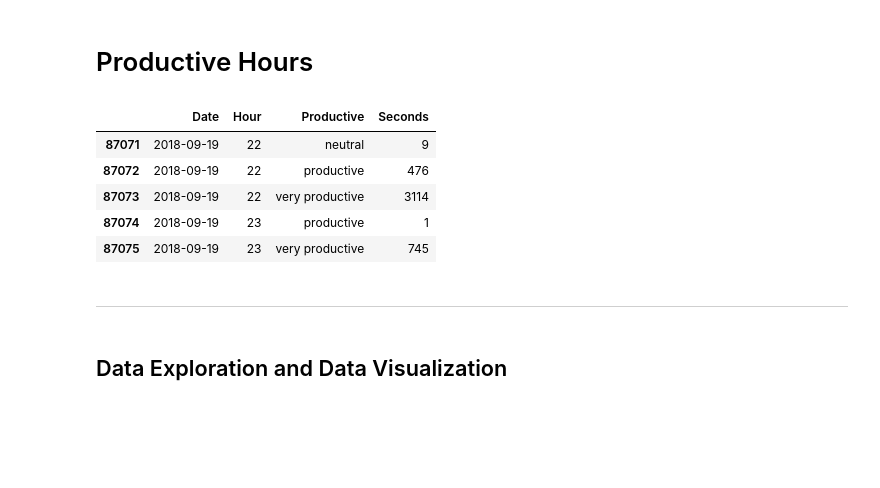
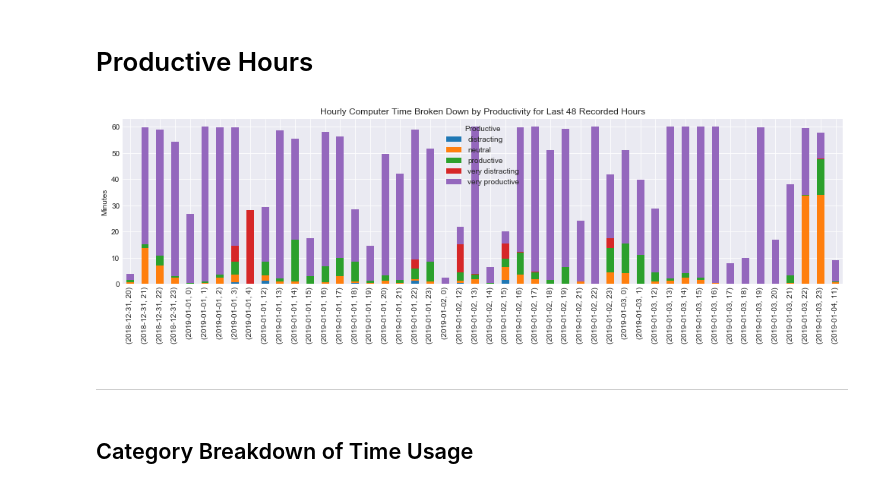
Before and after one commit to markwk/qs_ledger, a Jupyter notebook: rescuetime/rescuetime_data_analysis.ipynb, the cells around one changed output. Cells and saved outputs as stored; diff of their text form; code cells hidden in the pictures; blank space fills up the shorter version.

```diff
--- a/rescuetime/rescuetime_data_analysis.ipynb
+++ b/rescuetime/rescuetime_data_analysis.ipynb
@@ -162,13 +125,6 @@ days_productive_time.to_csv("data/days_productive_time.csv")
 # Productive Hours
 # %%
 hourly = activities.groupby(['Date', 'Hour', 'Productive'])['Seconds'].sum().reset_index(name='Seconds')
+hourly['Minutes'] = round((hourly['Seconds'] / 60), 2)
+# hourly.tail()
-# %%
-hourly.tail()
-# %% [output]
-|  | Date | Hour | Productive | Seconds |
-| 87071 | 2018-09-19 | 22 | neutral | 9 |
-| 87072 | 2018-09-19 | 22 | productive | 476 |
-| 87073 | 2018-09-19 | 22 | very productive | 3114 |
-| 87074 | 2018-09-19 | 23 | productive | 1 |
-| 87075 | 2018-09-19 | 23 | very productive | 745 |
 # %%
@@ -175,0 +133,2 @@ hourly.to_csv("data/dates_hourly_productive_time.csv")
+# %%
+hourly_breakdown = hourly.pivot_table(index=['Date', 'Hour'], columns='Productive', values='Minutes', aggfunc=np.sum)
@@ -176,4 +137,14 @@ hourly.to_csv("data/dates_hourly_productive_time.csv")
+# %%
+chart_title = 'Hourly Computer Time Broken Down by Productivity for Last 48 Recorded Hours'
+plt.style.use('seaborn-darkgrid')
+ax = hourly_breakdown.tail(48).plot.bar(stacked=True, rot=90, figsize=(17,4))
+ax.set_xlabel('')
+ax.set_ylabel('Minutes')
+ax.set_title(chart_title)
+plt.show()
+# %% [output]
+[figure, added]
 # %% [markdown]
 ---------------------
-# %% [markdown]
-## Data Exploration and Data Visualization
+# %% [markdown]
+## Category Breakdown of Time Usage
```
Also changed, not shown: parts of 74 cells of this notebook.
